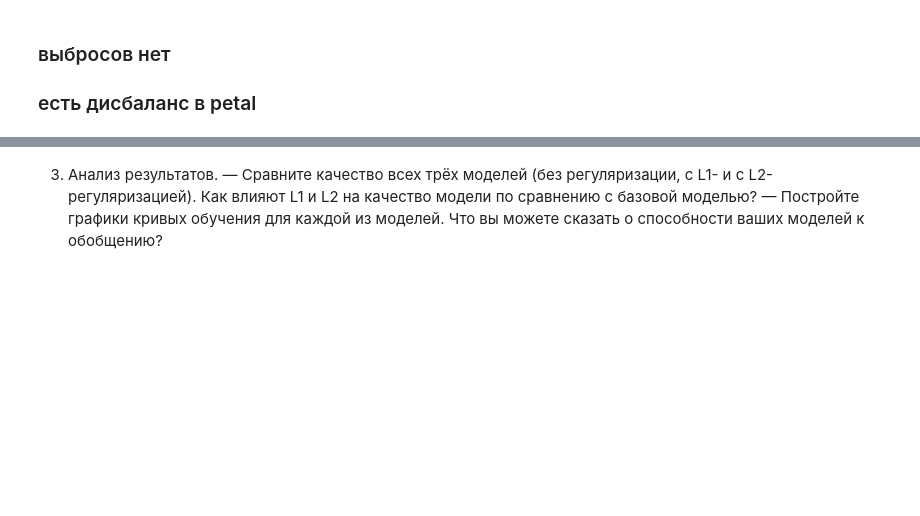
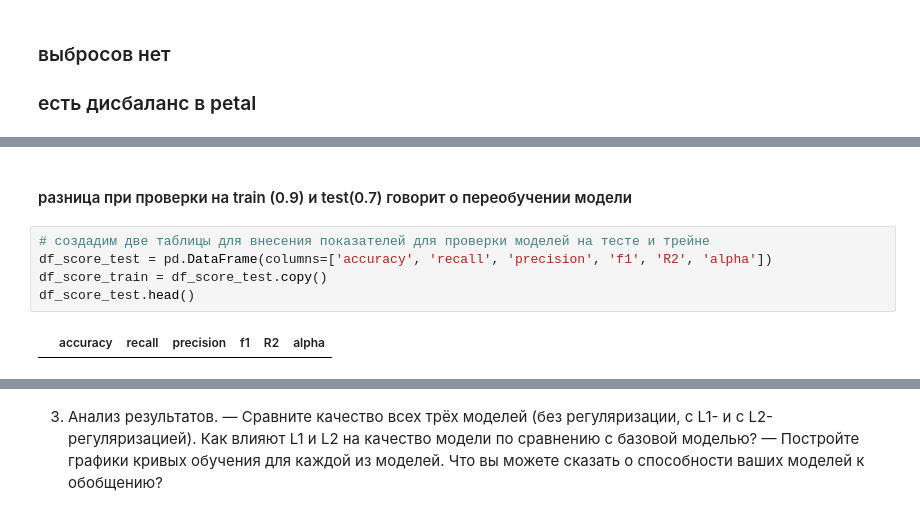
Before and after one commit to Rusttm/DSprojects, a Jupyter notebook: EDA/lesson6/seminar6_DZ.ipynb, the cells around one changed output, grey strips where cells are left out. Cells and saved outputs as stored; diff of their text form; blank space fills up the shorter version.

```diff
--- a/EDA/lesson6/seminar6_DZ.ipynb
+++ b/EDA/lesson6/seminar6_DZ.ipynb
@@ -80,0 +144,9 @@ X_train, X_test, y_train, y_test = train_test_split(X_scaled, Y, train_size=0.8,
+# %% [markdown]
+#### разница при проверки на train (0.9) и test(0.7) говорит о переобучении модели
+# %%
+# создадим две таблицы для внесения показателей для проверки моделей на тесте и трейне
+df_score_test = pd.DataFrame(columns=['accuracy', 'recall', 'precision', 'f1', 'R2', 'alpha'])
+df_score_train = df_score_test.copy()
+df_score_test.head()
+# %% [output]
+|  | accuracy | recall | precision | f1 | R2 | alpha |
```
Also changed, not shown: parts of 25 cells of this notebook.
